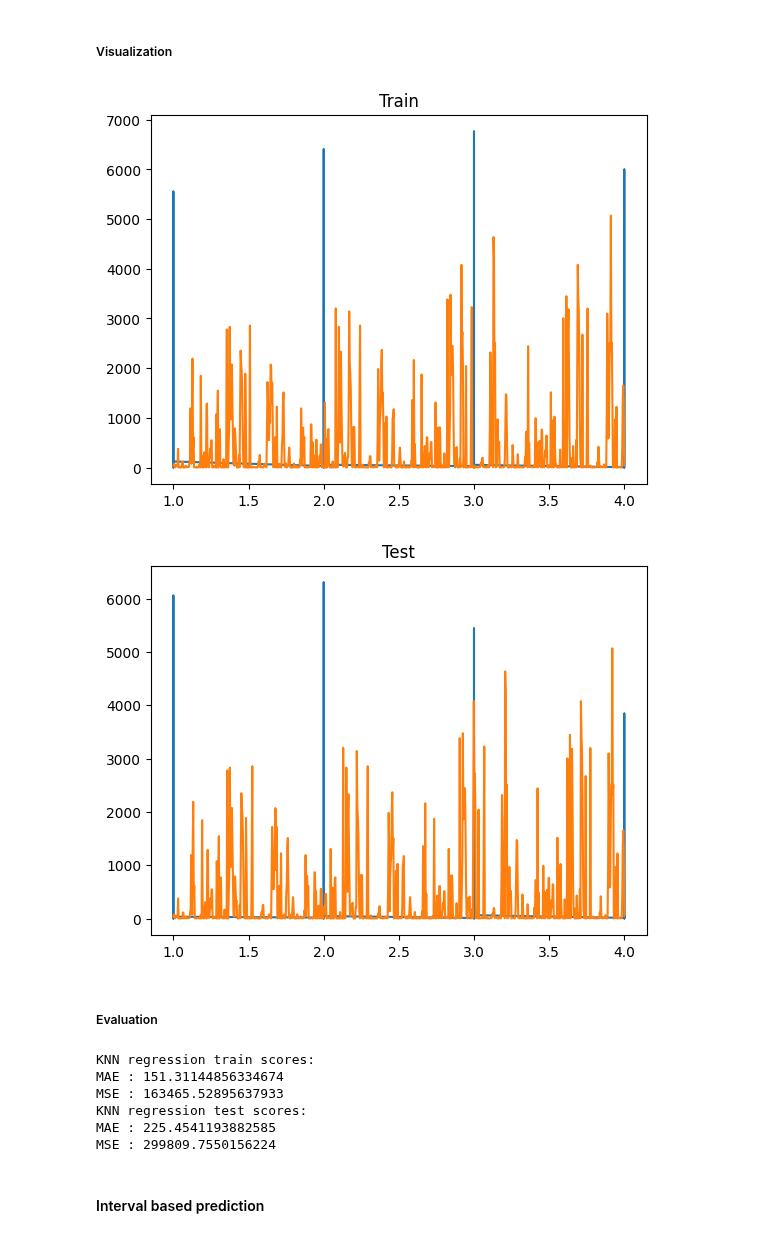
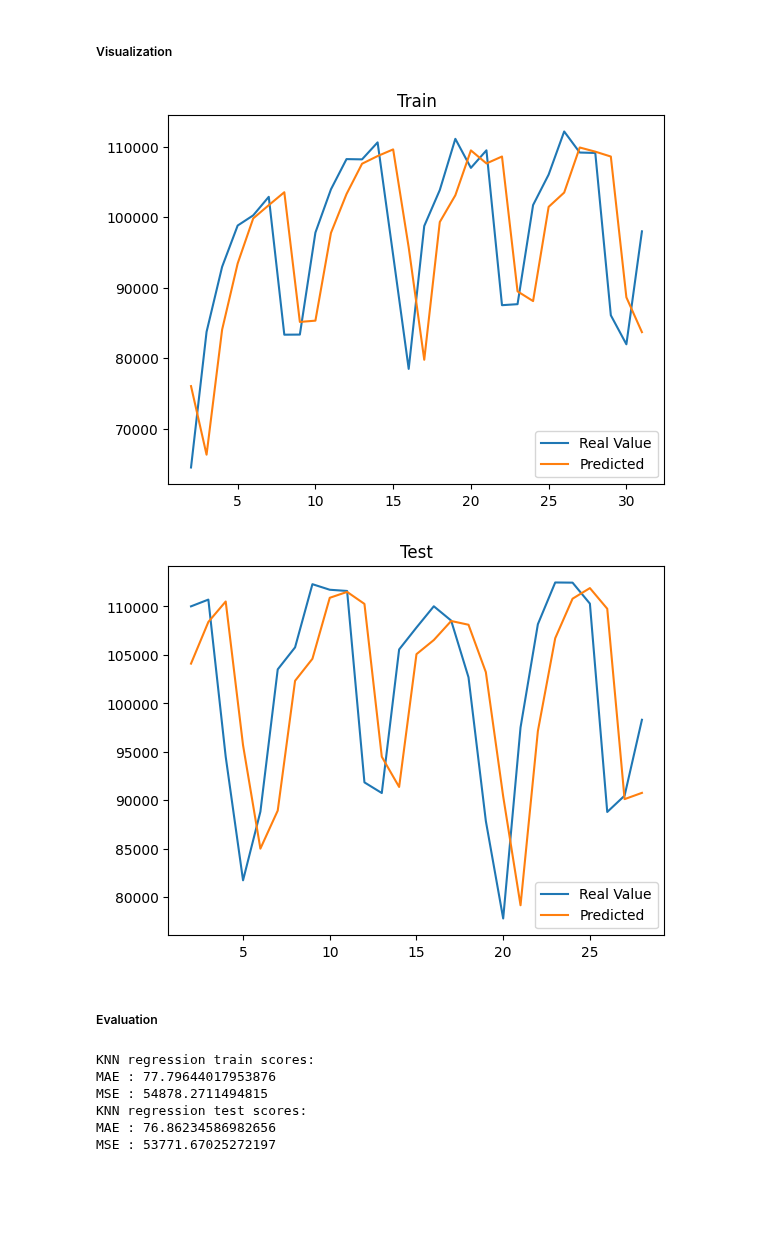
Before and after one commit to danaeis/shoofer-demand-prediction, a Jupyter notebook: Shoojer_phase_1 (ML).ipynb, the cells around one changed output. Drawn from its saved outputs; the diff is of its cells as text; code cells hidden in the pictures; blank space fills up the shorter version.

```diff
--- a/Shoojer_phase_1 (ML).ipynb
+++ b/Shoojer_phase_1 (ML).ipynb
@@ -160,3 +183,3 @@ data2_modified = date_format_modifier(data2)
 # %%
-data1_grouped = grouping_by(data1, group_list)
-data2_grouped = grouping_by(data2, group_list)
+data1_grouped = grouping_by(data1_date_modified, group_list)
+data2_grouped = grouping_by(data2_date_modified, group_list)
@@ -180,3 +186,6 @@ plt.xticks(rotation=90)
+# %%
+data1_loc_modified = location_format_modifier(data1_grouped)
+data2_loc_modified = location_format_modifier(data2_grouped)
 # %% [markdown]
 ## Training with first month and testing with second month
 # %% [markdown]
@@ -406,37 +316,35 @@ MSE : 959759.4810770552
 ##### Grid search to find best hyper parameters
 # %%
 model = KNeighborsRegressor()
-best_params = grid_search(model, {'n_neighbors' : list(range(2,100))}, data1_grouped.to_numpy(), cv = 5)
+best_params = grid_search(model, {'n_neighbors' : list(range(2,100))}, data1_loc_modified.to_numpy(), cv = 5)
 # %%
 model = KNeighborsRegressor(**best_params)
-yhat_train, yhat_test = point_predict(model, data1_grouped.to_numpy(), data2_grouped.to_numpy())
+yhat_train, yhat_test = point_predict(model, data1_loc_modified.to_numpy(), data2_loc_modified.to_numpy())
 # %% [markdown]
 ##### Visualization
 # %%
-point_predict_visualizer(data1_grouped, data2_grouped, yhat_train, yhat_test, 4)
+point_predict_visualizer(data1_loc_modified, data2_loc_modified, yhat_train, yhat_test)
 # %% [output]
-[figure, old version]
+[figure, new version]
-[figure, old version]
+[figure, new version]
 # %% [markdown]
 ##### Evaluation
 # %%
 print('KNN regression train scores:')
 
 
-evaluation(mean_absolute_error, 'MAE', data1_grouped['Demand'], yhat_train)
-evaluation(mean_squared_error, 'MSE', data1_grouped['Demand'], yhat_train)
+evaluation(mean_absolute_error, 'MAE', data1_loc_modified['Demand'], yhat_train)
+evaluation(mean_squared_error, 'MSE', data1_loc_modified['Demand'], yhat_train)
 
 print('KNN regression test scores:')
 
 
-evaluation(mean_absolute_error, 'MAE', data2_grouped['Demand'], yhat_test)
-evaluation(mean_squared_error, 'MSE', data2_grouped['Demand'], yhat_test)
+evaluation(mean_absolute_error, 'MAE', data2_loc_modified['Demand'], yhat_test)
+evaluation(mean_squared_error, 'MSE', data2_loc_modified['Demand'], yhat_test)
 # %% [output]
 KNN regression train scores:
-MAE : 151.31144856334674
-MSE : 163465.52895637933
+MAE : 77.79644017953876
+MSE : 54878.2711494815
 KNN regression test scores:
-MAE : 225.4541193882585
-MSE : 299809.7550156224
+MAE : 76.86234586982656
+MSE : 53771.67025272197
-# %% [markdown]
-#### Interval based prediction
```
Also changed, not shown: parts of 44 cells of this notebook.
